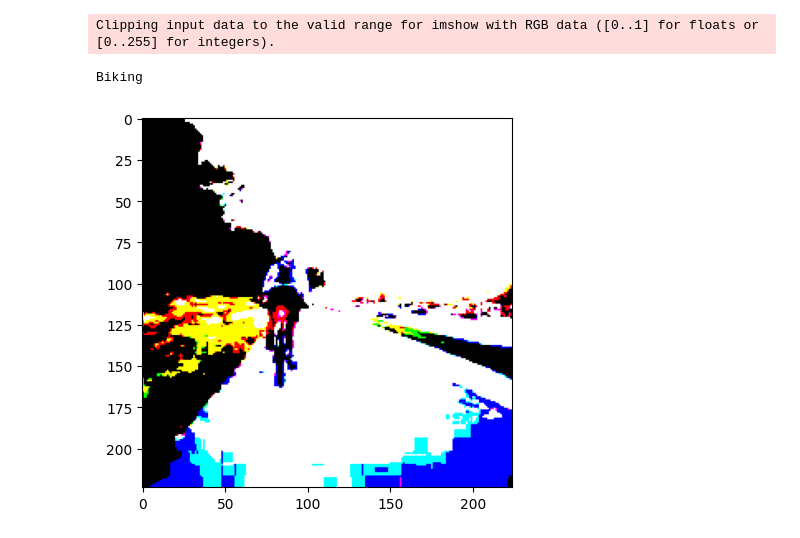
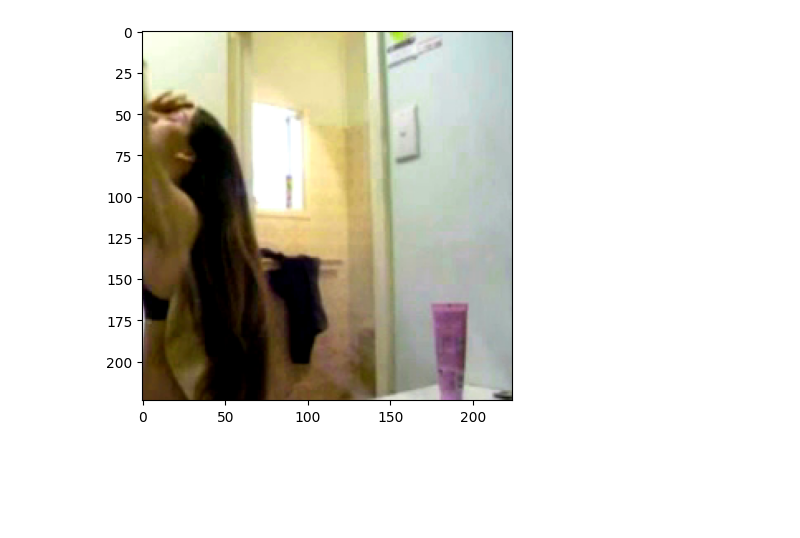
Before and after one commit to WojciechGierulski/msc, a Jupyter notebook: test.ipynb, the cells around one changed output. Cells and saved outputs as stored; diff of their text form; code cells hidden in the pictures; blank space fills up the shorter version.

```diff
--- a/test.ipynb
+++ b/test.ipynb
@@ -50,5 +53,34 @@ len(sorted(list(s)))
+# %%
+CLASSES_LIST = get_classes(config["dataset"])
+
+ds_transform_train, ds_transform_valid, test_transform = get_transforms(config, CLASSES_LIST, config['dataset'])
+
+dataset_train, dataset_valid, dataset_test, num_labels = get_dataset(
+    config["dataset"], ds_transform_train, ds_transform_valid, test_transform, lazy=False
+)
+
+#training_loader = DataLoader(dataset=dataset_train, batch_size=8, shuffle=True)
+# %%
+transform = Compose(
+    transforms=[
+        UniformTemporalSubsample(num_samples=config["frames"], temporal_dim=0),
+        RandomHorizontalFlip(p=0.5),
+        #ScaleJitter(target_size=(240, 320), scale_range=(0.85, 1.33)),
+        RandomCrop(size=(224, 224), pad_if_needed=True, fill=128),
+        RandomApply(p=1, transforms=[ColorJitter(brightness=0.2, contrast=0.2, saturation=0.1, hue=0.1)]),
+        # RandAugment(num_ops=2, magnitude=10, fill=128),
+        Div255(),
+        Normalize(mean=[0.485, 0.456, 0.406], std=[0.229, 0.224, 0.225]),
+    ]
+)
 # %%
 from utils import show_img_chw
+# %%
+dataset_valid.transform = transform
+# %%
+show_img_chw(dataset_valid[0][0][0], denormalize=True)
+# %% [output]
+[figure, added]
 # %%
 import wandb
 from datasets import get_dataset
@@ -135,8 +103,0 @@ dataset_train, dataset_valid, dataset_test = get_dataset(
-# %%
-n = 2000
-print(CLASSES_LIST[dataset_train[n][2]])
-show_img_chw(dataset_train[n][0][0])
-# %% [output]
-Clipping input data to the valid range for imshow with RGB data ([0..1] for floats or [0..255] for integers).
-Biking
-[figure, removed]
```
Also changed, not shown: parts of 15 cells of this notebook, 4 other files.
